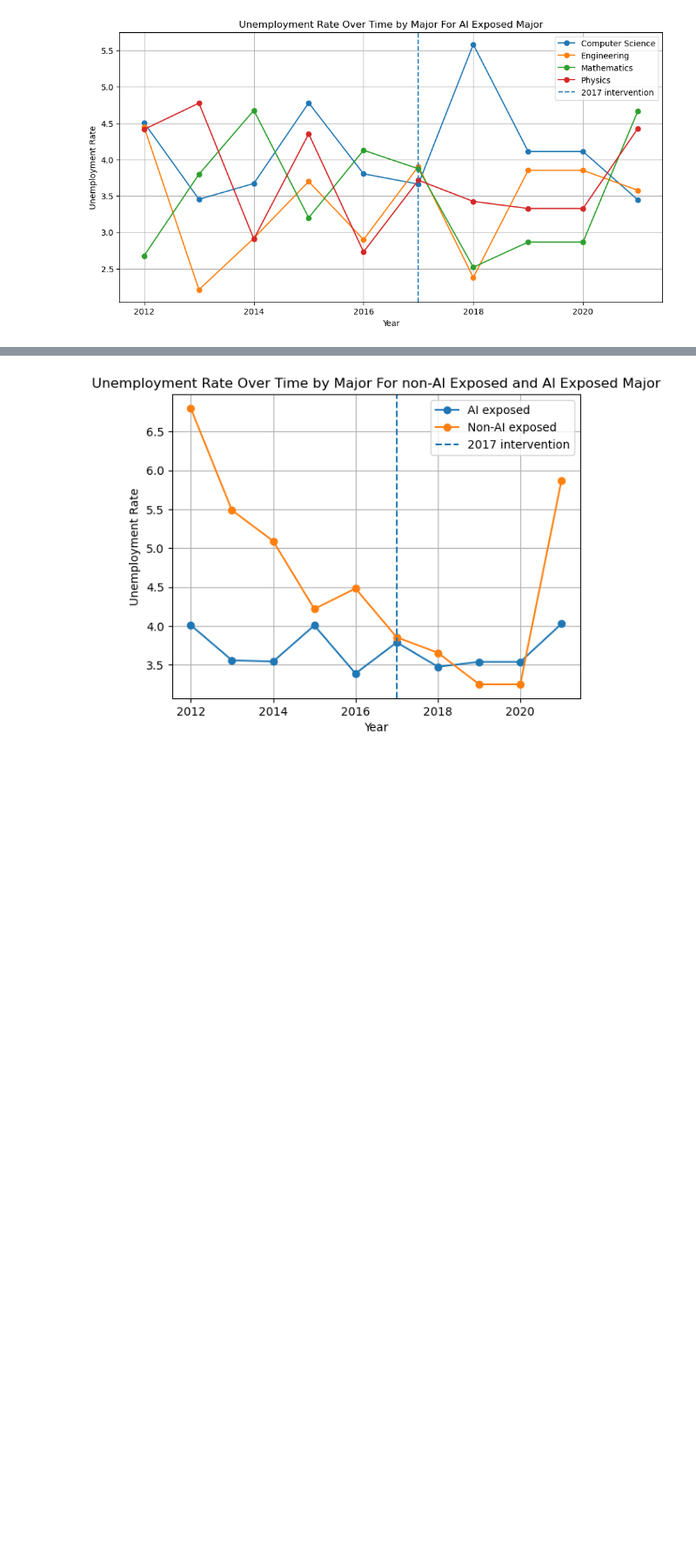
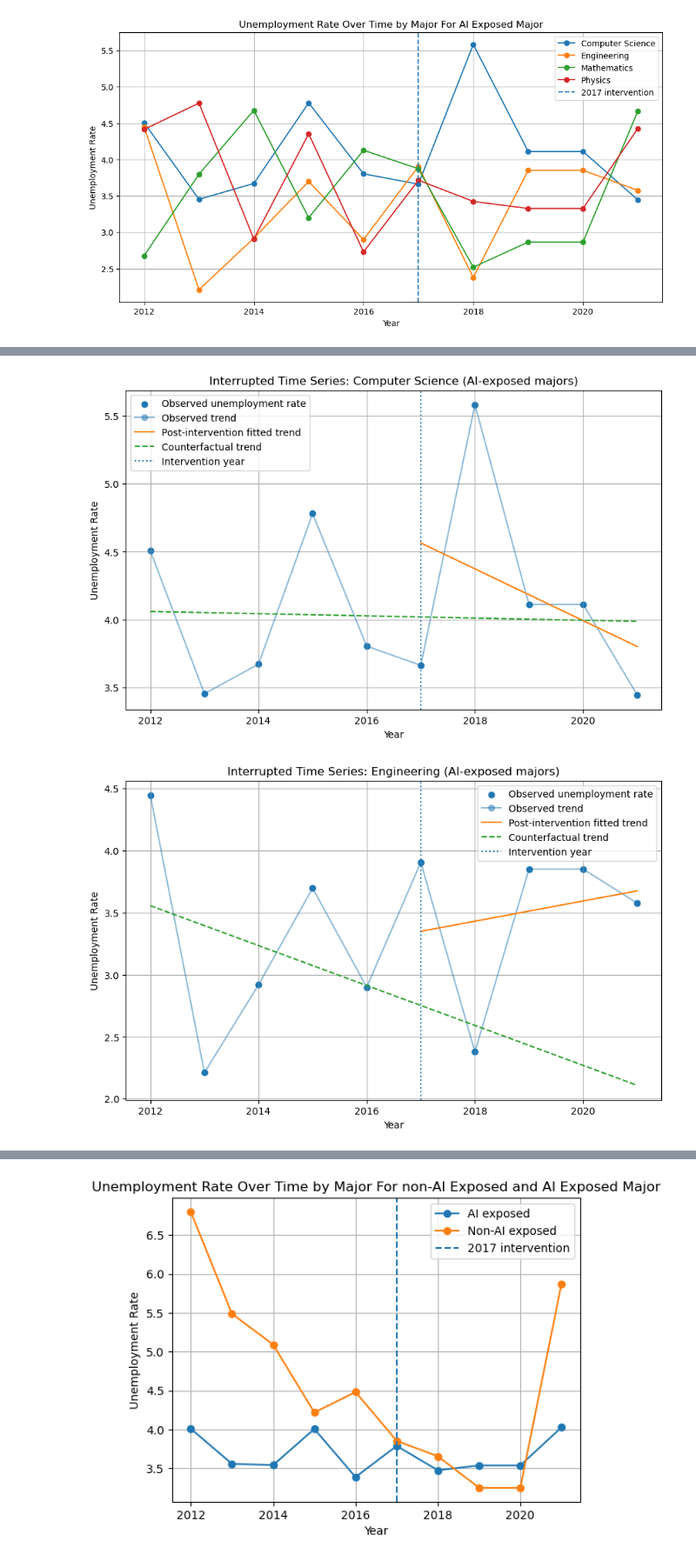
Before and after one commit to COGS108/Group-SP26-095, a Jupyter notebook: 02-EDACheckpoint.ipynb, the cells around one changed output, grey strips where cells are left out. Shown at 87% size. Cells and saved outputs as stored; diff of their text form; code cells hidden in the pictures; blank space fills up the shorter version.

```diff
--- a/02-EDACheckpoint.ipynb
+++ b/02-EDACheckpoint.ipynb
@@ -523,0 +530,79 @@ Some more words and stuff.  Remember notebooks work best if you interleave the c
+# %%
+def plot_interrupted_time_series(data, models, group_name):
+    x_col = "year"
+
+    for major in data["major"].unique():
+        data_major = data[data["major"] == major].copy()
+        data_major = data_major.sort_values(x_col)
+
+        model = models[major]
+
+        data_major["predicted"] = model.predict(data_major)
+
+        counterfactual_data = data_major.copy()
+        counterfactual_data["intervention"] = 0
+        counterfactual_data["post"] = 0
+
+        data_major["counterfactual"] = model.predict(counterfactual_data)
+
+        post_data = data_major[data_major["intervention"] == 1]
+
+        intervention_x = post_data[x_col].min()
+
+        plt.figure(figsize=(10, 6))
+
+        plt.scatter(
+            data_major[x_col],
+            data_major["unemployment_rate"],
+            label="Observed unemployment rate"
+        )
+
+        plt.plot(
+            data_major[x_col],
+            data_major["unemployment_rate"],
+            marker="o",
+            alpha=0.5,
+            label="Observed trend"
+        )
+
+        plt.plot(
+            post_data[x_col],
+            post_data["predicted"],
+            label="Post-intervention fitted trend"
+        )
+
+        plt.plot(
+            data_major[x_col],
+            data_major["counterfactual"],
+            linestyle="--",
+            label="Counterfactual trend"
+        )
+
+        if intervention_x is not None:
+            plt.axvline(
+                x=intervention_x,
+                linestyle=":",
+                label="Intervention year"
+            )
+
+        plt.xlabel("Year")
+        plt.ylabel("Unemployment Rate")
+        plt.title(f"Interrupted Time Series: {major} ({group_name})")
+        plt.legend()
+        plt.grid(True)
+        plt.show()
+
+plot_interrupted_time_series(
+    ai_exposed,
+    ai_exposed_models,
+    "AI-exposed majors"
+)
+
+plot_interrupted_time_series(
+    not_ai_exposed,
+    not_ai_exposed_models,
+    "Non-AI-exposed majors"
+)
+# %% [output]
+[figure, added]
+[figure, added]
```
Also changed, not shown: parts of 23 cells of this notebook.
